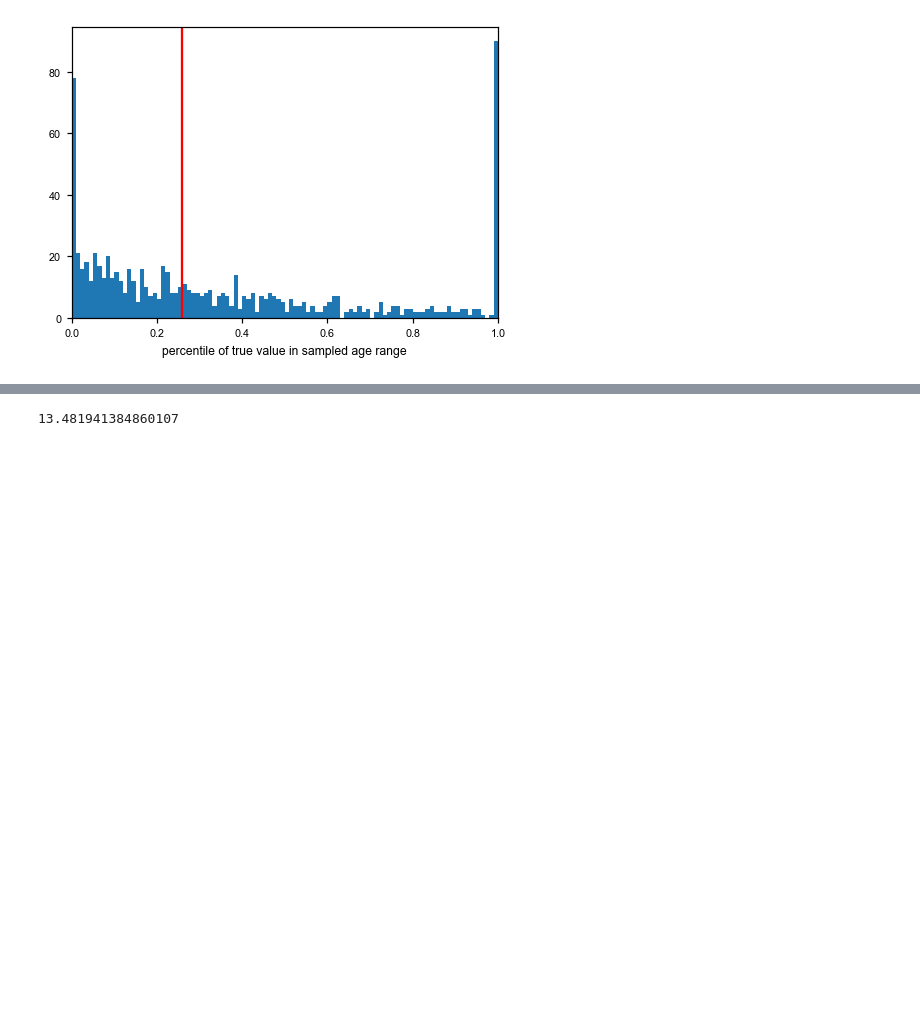
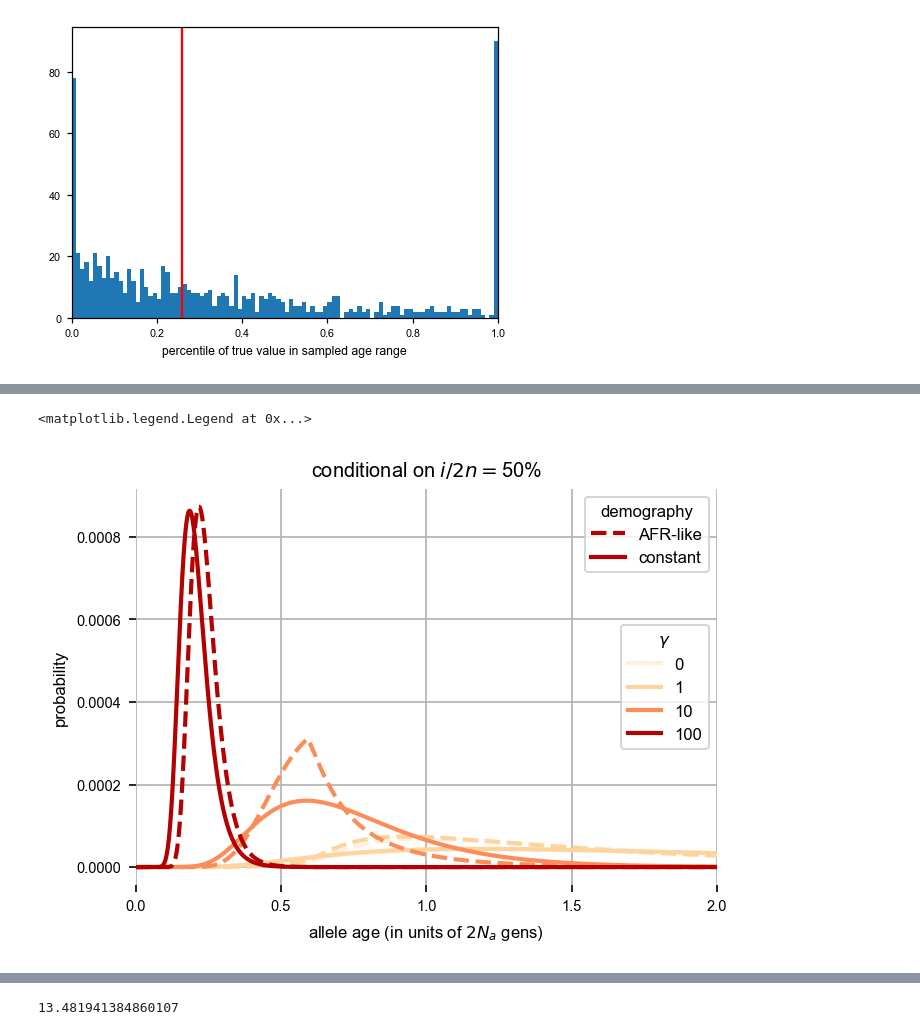
Before and after one commit to VivaswatS/selCoefEst, a Jupyter notebook: import-samp.ipynb, the cells around one changed output, grey strips where cells are left out. Cells and saved outputs as stored; diff of their text form; code cells hidden in the pictures; blank space fills up the shorter version.

```diff
--- a/import-samp.ipynb
+++ b/import-samp.ipynb
@@ -472,0 +513,17 @@ def get_ll_import_samp(g, opts, n=200):
+# %%
+# plt.imshow(fsaAFR50,aspect='auto',norm=colors.LogNorm(vmin=1e-10,vmax=1)); plt.colorbar()
+# cols = ['#fef0d9','#fdd49e','#fc8d59','#b30000']; gcols = ['#f7f7f7','#d9d9d9','#969696','#525252','#252525']
+ix = 250; xlim=20000
+plt.figure(dpi=150)
+plt.plot(fsaAFR0[:,ix]/np.sum(fsaAFR0[:,ix]),color=cols[0],linewidth=2, ls='--'); l1, = plt.plot(fsa0[:,ix]/fsa0[:,ix].sum(),color=cols[0],linewidth=2,); plt.xlim((0,xlim));
+plt.plot(fsaAFR1[:,ix]/np.sum(fsaAFR1[:,ix]),color=cols[1],linewidth=2, ls='--'); l2, = plt.plot(fsa1[:,ix]/fsa1[:,ix].sum(),color=cols[1],linewidth=2);
+plt.plot(fsaAFR10[:,ix]/np.sum(fsaAFR10[:,ix]),color=cols[2],linewidth=2, ls='--'); l3, = plt.plot(fsa10[:,ix]/fsa10[:,ix].sum(),color=cols[2],linewidth=2,);
+fsaAFR50_250 = [0 if i > 6000 else x for i, x in enumerate(fsaAFR50[:,250])]
+plt.plot(fsaAFR50_250/np.sum(fsaAFR50_250),color=cols[3],linewidth=2, ls='--',label='AFR-like'); l4, = plt.plot(fsa50[:,ix]/fsa50[:,ix].sum(),color=cols[3],linewidth=2,label='constant')
+# plt.plot(fsaAFR50[:,ix]/np.sum(fsaAFR50[:,ix]),color=cols[3],linewidth=2, ls='--',label='AFR-like'); l4, = plt.plot(fsa50[:,ix]/fsa50[:,ix].sum(),color=cols[3],linewidth=2,label='constant')
+leg1 = plt.legend([l for l in [l1,l2,l3,l4]], [0,1,10,100], loc='center right', title=r'$ \gamma$')
+plt.ylabel('probability'); plt.legend(title='demography'); plt.xticks(np.linspace(0,xlim,5),labels=np.linspace(0,xlim,5)/10000); plt.xlabel(r'allele age (in units of $2N_a$ gens)'); plt.grid(); plt.title(r'conditional on $i/2n = ${:d}%'.format(int(ix/5))); plt.box(False);
+plt.gca().add_artist(leg1)
+# %% [output]
+<matplotlib.legend.Legend at 0x...>
+[figure, added]
```
Also changed, not shown: parts of 9 cells of this notebook, 15 other files.
